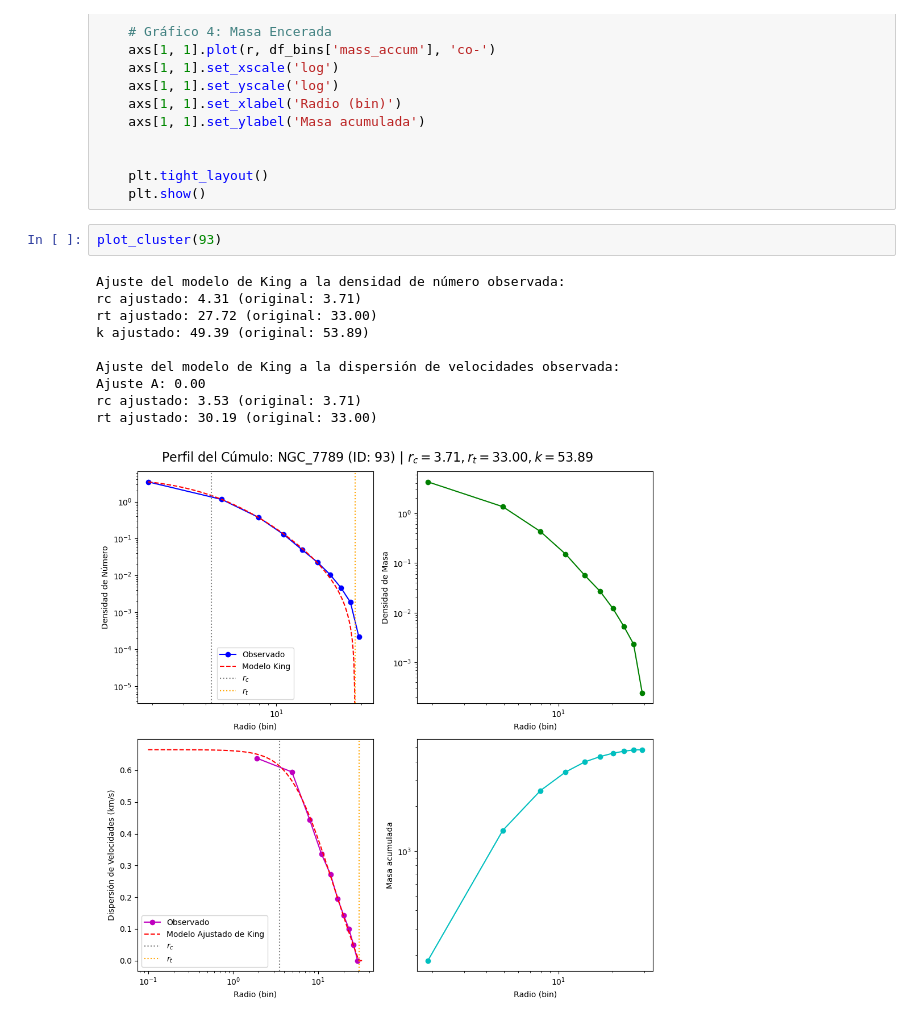
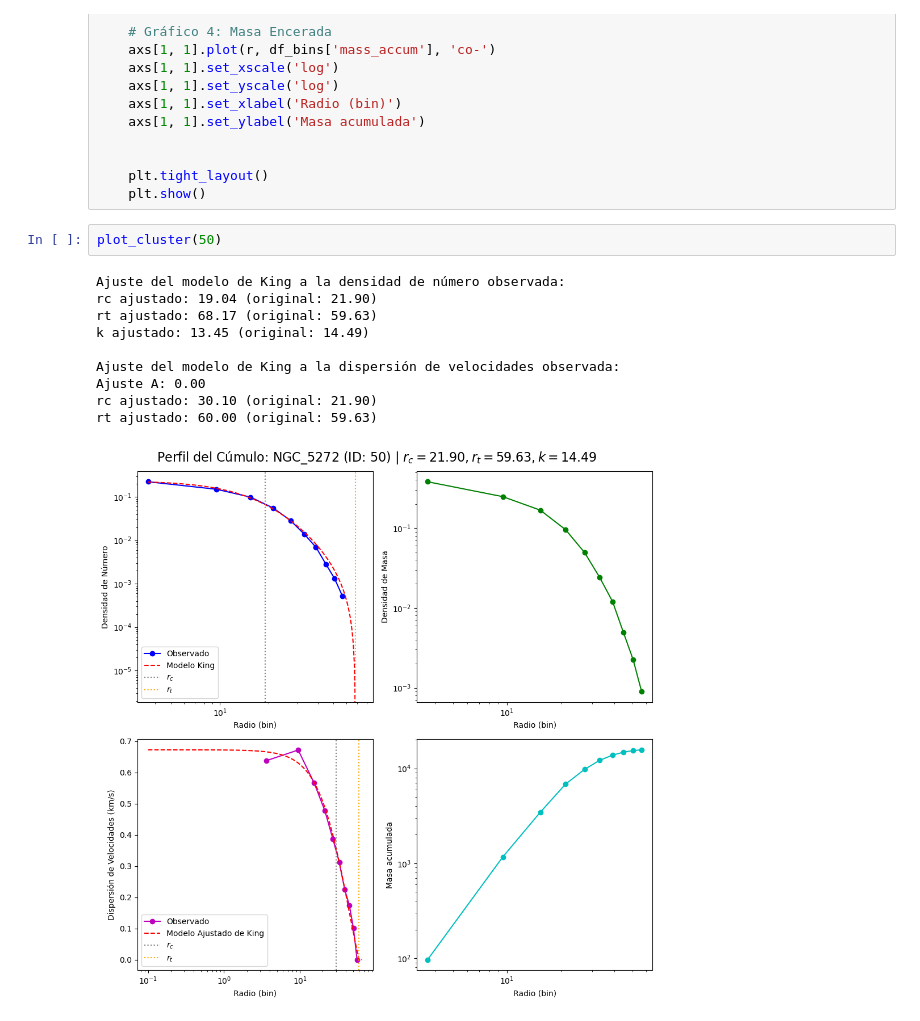
Before and after one commit to bejacore/calculos-tesis, a Jupyter notebook: notebooks/10-observar-perfiles-radiales.ipynb, the cells around one changed output. Saved outputs shown, nothing was run; the diff lists cells and outputs as text.

```diff
--- a/notebooks/10-observar-perfiles-radiales.ipynb
+++ b/notebooks/10-observar-perfiles-radiales.ipynb
@@ -177,15 +176,15 @@ def plot_cluster(cluster_id):
     plt.tight_layout()
     plt.show()
 # %%
-plot_cluster(93)
+plot_cluster(50)
 # %% [output]
 Ajuste del modelo de King a la densidad de número observada:
-rc ajustado: 4.31 (original: 3.71)
-rt ajustado: 27.72 (original: 33.00)
-k ajustado: 49.39 (original: 53.89)
+rc ajustado: 19.04 (original: 21.90)
+rt ajustado: 68.17 (original: 59.63)
+k ajustado: 13.45 (original: 14.49)
 
 Ajuste del modelo de King a la dispersión de velocidades observada:
 Ajuste A: 0.00
-rc ajustado: 3.53 (original: 3.71)
-rt ajustado: 30.19 (original: 33.00)
+rc ajustado: 30.10 (original: 21.90)
+rt ajustado: 60.00 (original: 59.63)
-[figure, old version]
+[figure, new version]
```
Also changed, not shown: parts of 2 cells of this notebook.
